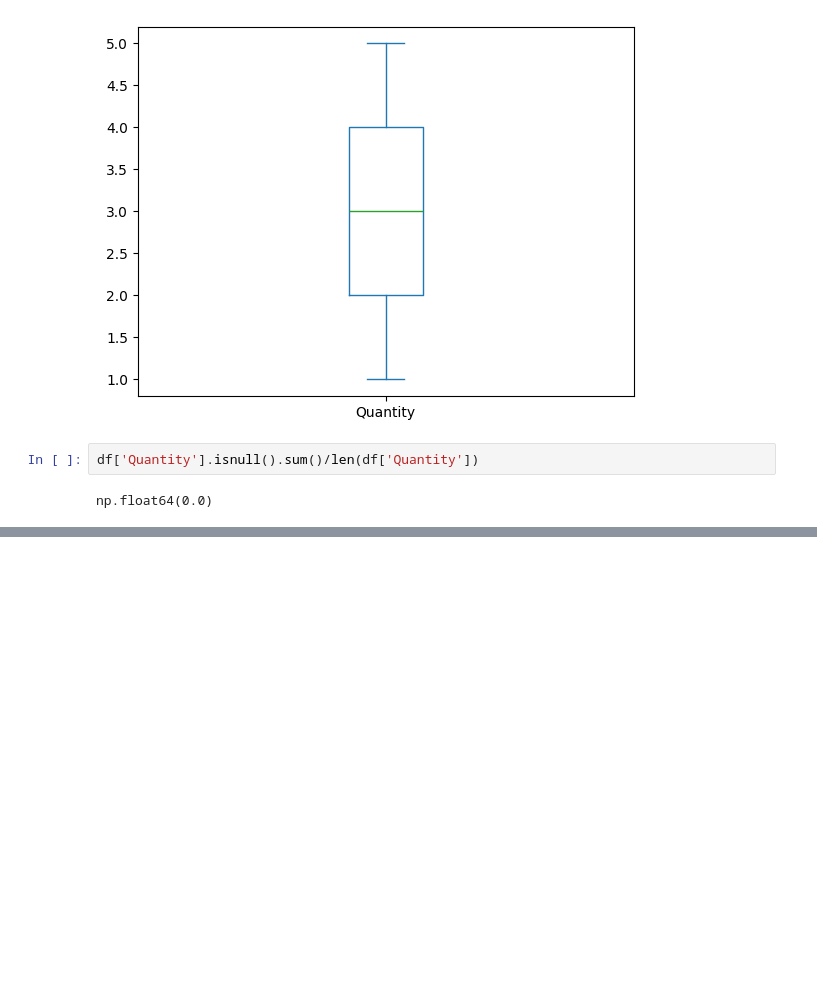
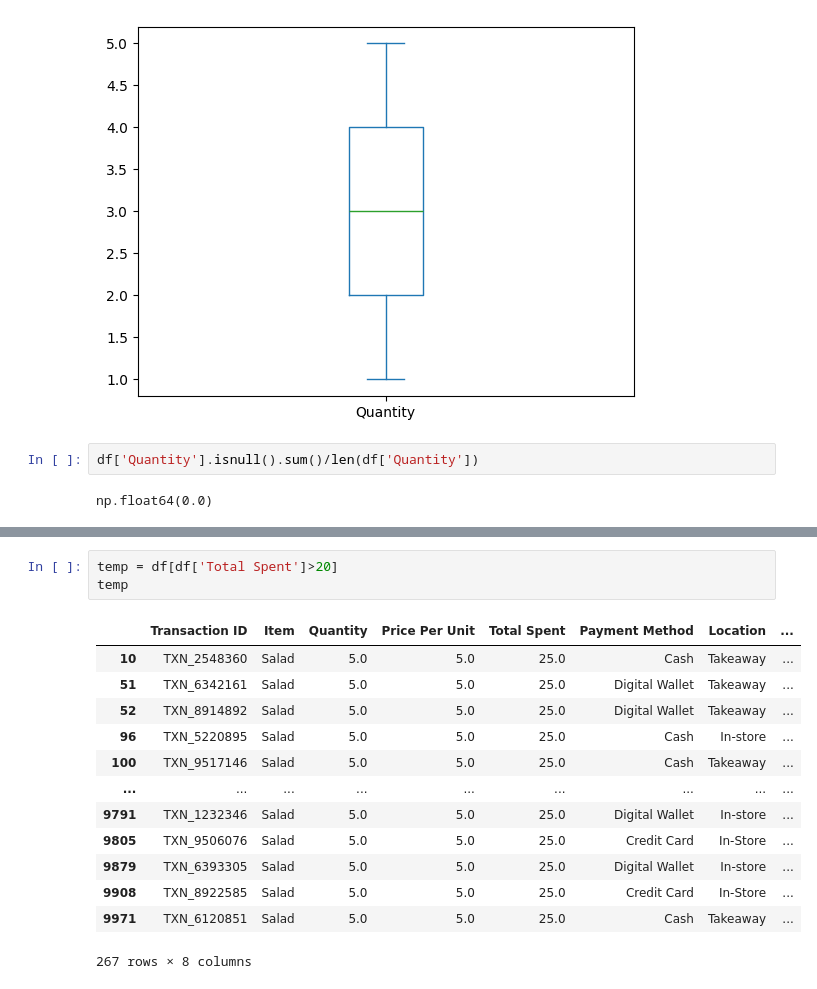
Before and after one commit to aayushmanz/Python-For-Data-Science, a Jupyter notebook: Pandas in Python/Practice in pandas/Practice_6_Dirty_cafe_sales.ipynb, the cells around one changed output, grey strips where cells are left out. Saved outputs shown, nothing was run; the diff lists cells and outputs as text; blank space fills up the shorter version.

```diff
--- a/Pandas in Python/Practice in pandas/Practice_6_Dirty_cafe_sales.ipynb
+++ b/Pandas in Python/Practice in pandas/Practice_6_Dirty_cafe_sales.ipynb
@@ -438,0 +474,17 @@ np.float64(0.0)
+# %%
+temp = df[df['Total Spent']>20]
+temp
+# %% [output]
+|  | Transaction ID | Item | Quantity | Price Per Unit | Total Spent | Payment Method | Location | ... |
+| 10 | TXN_2548360 | Salad | 5.0 | 5.0 | 25.0 | Cash | Takeaway | ... |
+| 51 | TXN_6342161 | Salad | 5.0 | 5.0 | 25.0 | Digital Wallet | Takeaway | ... |
+| 52 | TXN_8914892 | Salad | 5.0 | 5.0 | 25.0 | Digital Wallet | Takeaway | ... |
+| 96 | TXN_5220895 | Salad | 5.0 | 5.0 | 25.0 | Cash | In-store | ... |
+| 100 | TXN_9517146 | Salad | 5.0 | 5.0 | 25.0 | Cash | Takeaway | ... |
+| ... | ... | ... | ... | ... | ... | ... | ... | ... |
+| 9791 | TXN_1232346 | Salad | 5.0 | 5.0 | 25.0 | Digital Wallet | In-store | ... |
+| 9805 | TXN_9506076 | Salad | 5.0 | 5.0 | 25.0 | Credit Card | In-Store | ... |
+| 9879 | TXN_6393305 | Salad | 5.0 | 5.0 | 25.0 | Digital Wallet | In-store | ... |
+| 9908 | TXN_8922585 | Salad | 5.0 | 5.0 | 25.0 | Credit Card | In-Store | ... |
+| 9971 | TXN_6120851 | Salad | 5.0 | 5.0 | 25.0 | Cash | Takeaway | ... |
+267 rows × 8 columns
```
Also changed, not shown: parts of 8 cells of this notebook.
